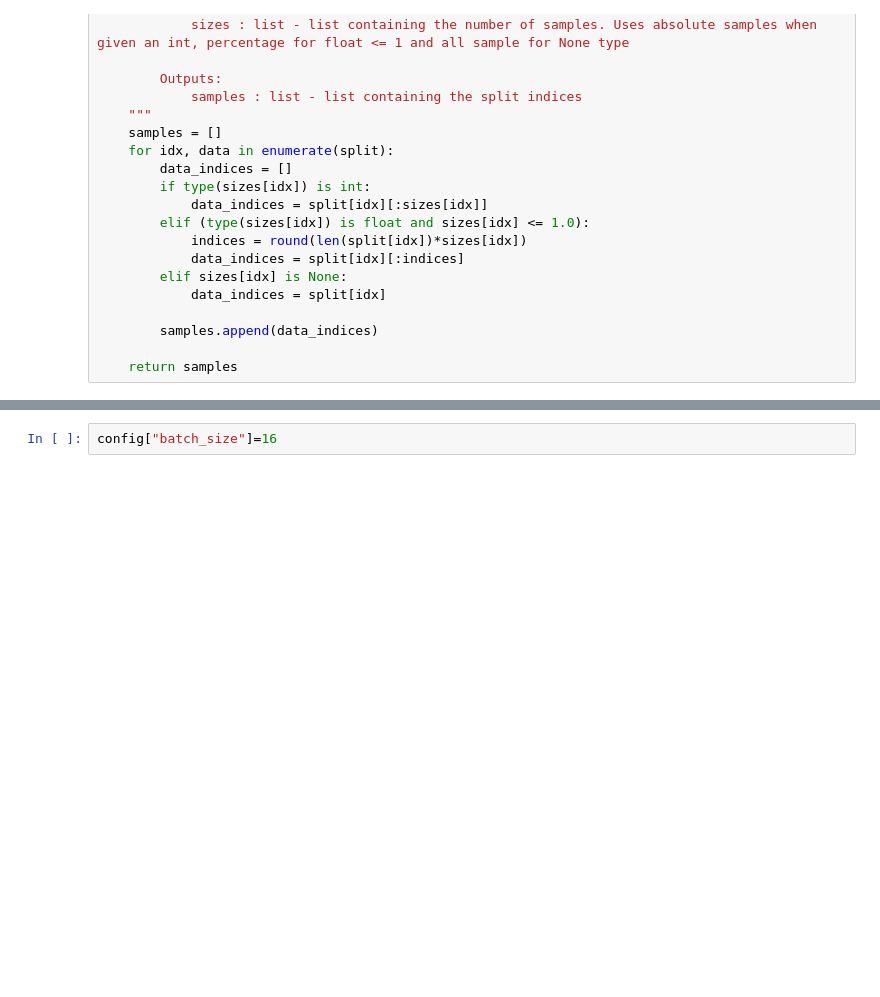
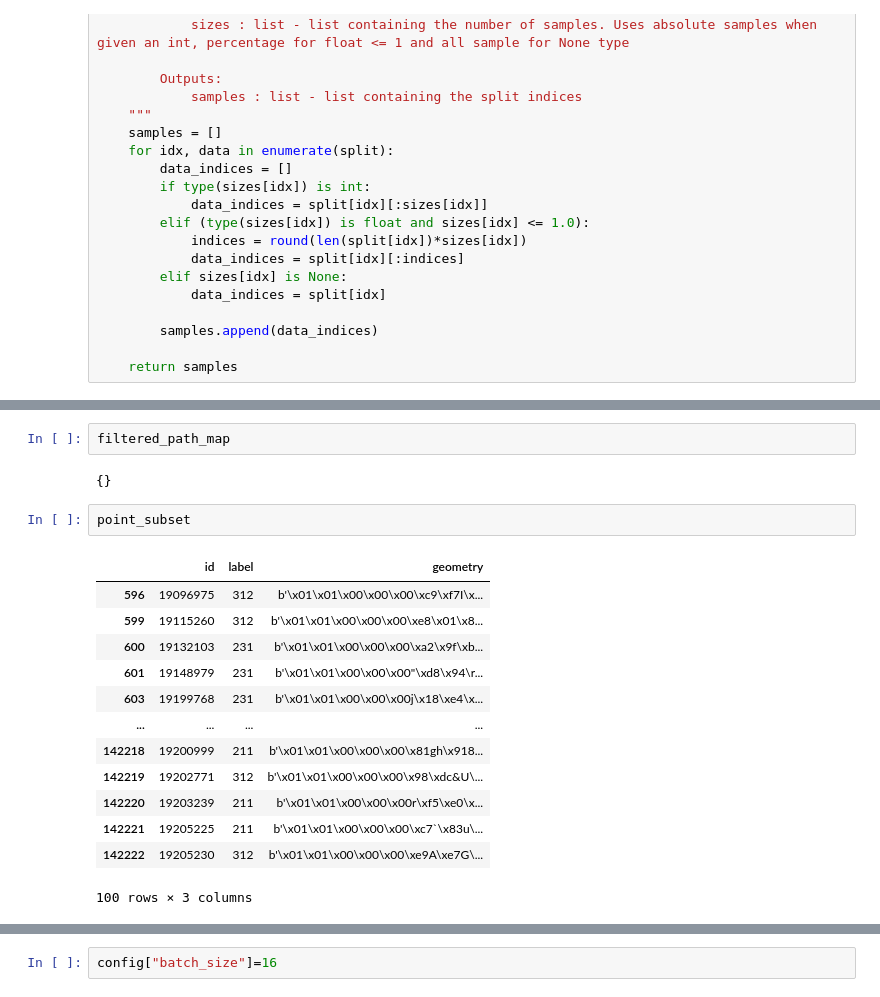
Before and after one commit to mfherrm/BioOTon, a Jupyter notebook: DL_ray_tune.ipynb, the cells around one changed output, grey strips where cells are left out. Drawn from its saved outputs; the diff is of its cells as text; blank space fills up the shorter version.

```diff
--- a/DL_ray_tune.ipynb
+++ b/DL_ray_tune.ipynb
@@ -139,0 +295,20 @@ train_indices, test_indices, val_indices = getSamples(split, sizes = [train_samp
+# %%
+filtered_path_map
+# %% [output]
+{}
+# %%
+point_subset
+# %% [output]
+|  | id | label | geometry |
+| 596 | 19096975 | 312 | b'\x01\x01\x00\x00\x00\xc9\xf7I\x... |
+| 599 | 19115260 | 312 | b'\x01\x01\x00\x00\x00\xe8\x01\x8... |
+| 600 | 19132103 | 231 | b'\x01\x01\x00\x00\x00\xa2\x9f\xb... |
+| 601 | 19148979 | 231 | b'\x01\x01\x00\x00\x00"\xd8\x94\r... |
+| 603 | 19199768 | 231 | b'\x01\x01\x00\x00\x00j\x18\xe4\x... |
+| ... | ... | ... | ... |
+| 142218 | 19200999 | 211 | b'\x01\x01\x00\x00\x00\x81gh\x918... |
+| 142219 | 19202771 | 312 | b'\x01\x01\x00\x00\x00\x98\xdc&U\... |
+| 142220 | 19203239 | 211 | b'\x01\x01\x00\x00\x00r\xf5\xe0\x... |
+| 142221 | 19205225 | 211 | b'\x01\x01\x00\x00\x00\xc7`\x83u\... |
+| 142222 | 19205230 | 312 | b'\x01\x01\x00\x00\x00\xe9A\xe7G\... |
+100 rows × 3 columns
```
Also changed, not shown: parts of 29 cells of this notebook, 4 other files.
